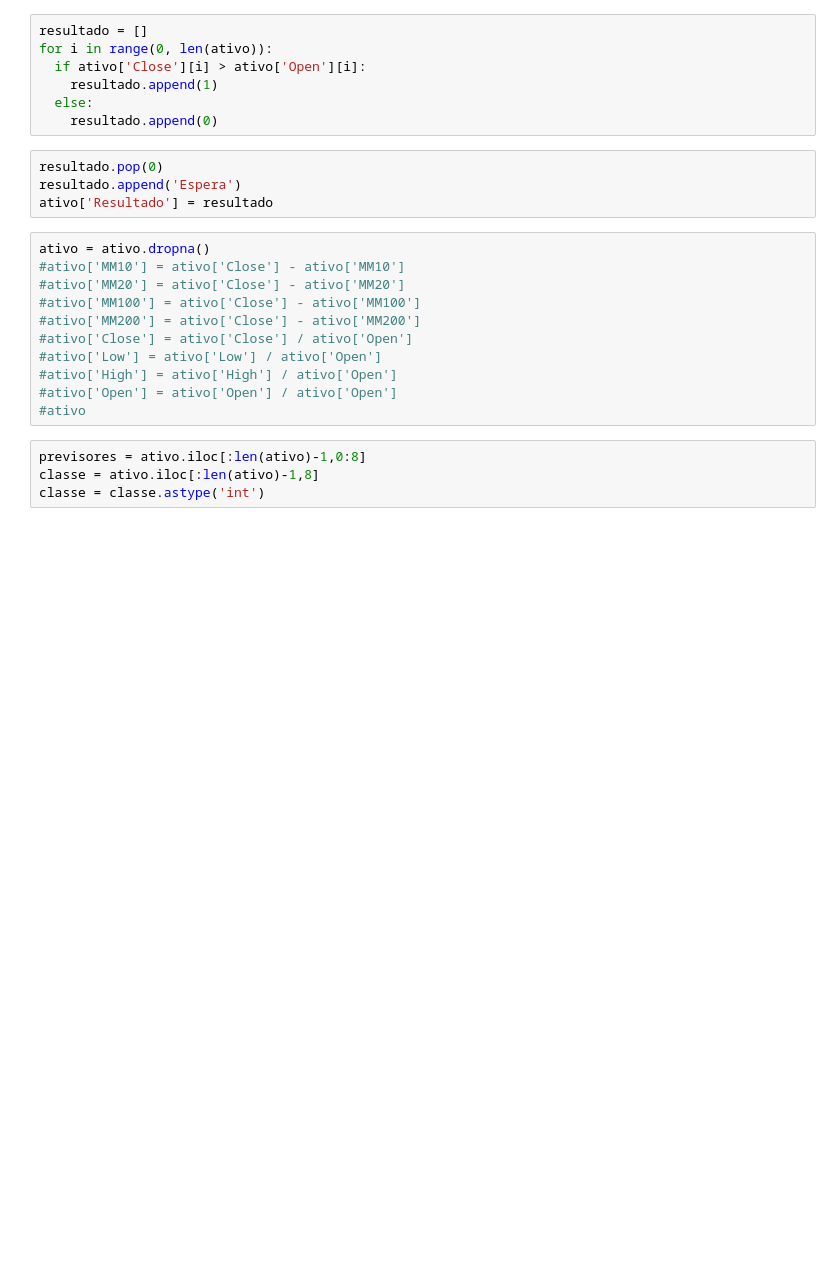
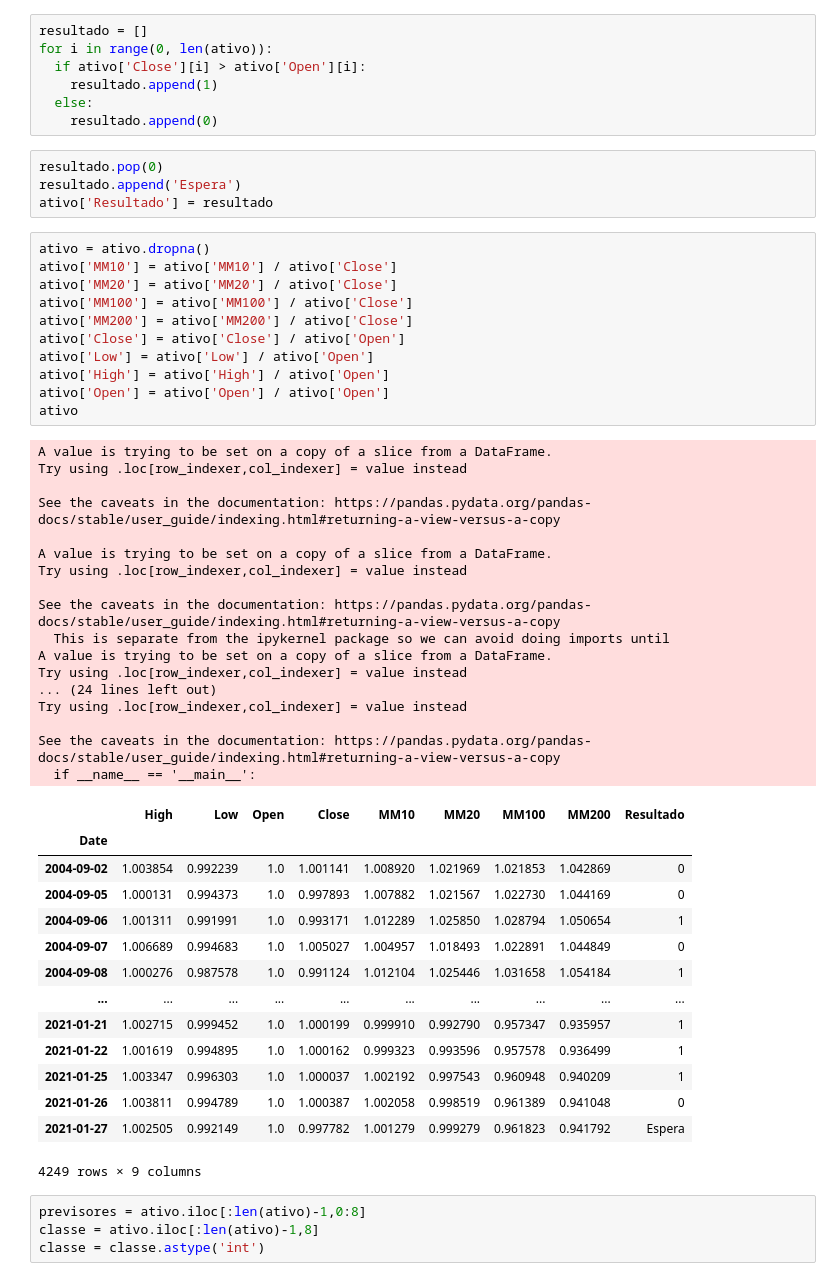
Before and after one commit to BigWalvi/An-lise-Financeira-com-Python, a Jupyter notebook: Redes Neurais SKLearn/rede_neural_forex.ipynb, the cells around one changed output. Cells and saved outputs as stored; diff of their text form; blank space fills up the shorter version.

```diff
--- a/Redes Neurais SKLearn/rede_neural_forex.ipynb
+++ b/Redes Neurais SKLearn/rede_neural_forex.ipynb
@@ -53,15 +53,47 @@ resultado.append('Espera')
 ativo['Resultado'] = resultado
 # %%
 ativo = ativo.dropna()
-#ativo['MM10'] = ativo['Close'] - ativo['MM10']
-#ativo['MM20'] = ativo['Close'] - ativo['MM20']
-#ativo['MM100'] = ativo['Close'] - ativo['MM100']
-#ativo['MM200'] = ativo['Close'] - ativo['MM200']
-#ativo['Close'] = ativo['Close'] / ativo['Open']
-#ativo['Low'] = ativo['Low'] / ativo['Open']
-#ativo['High'] = ativo['High'] / ativo['Open']
-#ativo['Open'] = ativo['Open'] / ativo['Open']
-#ativo
+ativo['MM10'] = ativo['MM10'] / ativo['Close']
+ativo['MM20'] = ativo['MM20'] / ativo['Close']
+ativo['MM100'] = ativo['MM100'] / ativo['Close']
+ativo['MM200'] = ativo['MM200'] / ativo['Close']
+ativo['Close'] = ativo['Close'] / ativo['Open']
+ativo['Low'] = ativo['Low'] / ativo['Open']
+ativo['High'] = ativo['High'] / ativo['Open']
+ativo['Open'] = ativo['Open'] / ativo['Open']
+ativo
+# %% [output]
+A value is trying to be set on a copy of a slice from a DataFrame.
+Try using .loc[row_indexer,col_indexer] = value instead
+
+See the caveats in the documentation: https://pandas.pydata.org/pandas-docs/stable/user_guide/indexing.html#returning-a-view-versus-a-copy
+
+A value is trying to be set on a copy of a slice from a DataFrame.
+Try using .loc[row_indexer,col_indexer] = value instead
+
+See the caveats in the documentation: https://pandas.pydata.org/pandas-docs/stable/user_guide/indexing.html#returning-a-view-versus-a-copy
+  This is separate from the ipykernel package so we can avoid doing imports until
+A value is trying to be set on a copy of a slice from a DataFrame.
+Try using .loc[row_indexer,col_indexer] = value instead
+... (24 lines left out)
+Try using .loc[row_indexer,col_indexer] = value instead
+
+See the caveats in the documentation: https://pandas.pydata.org/pandas-docs/stable/user_guide/indexing.html#returning-a-view-versus-a-copy
+  if __name__ == '__main__':
+|  | High | Low | Open | Close | MM10 | MM20 | MM100 | MM200 | Resultado |
+| Date |  |  |  |  |  |  |  |  |  |
+| 2004-09-02 | 1.003854 | 0.992239 | 1.0 | 1.001141 | 1.008920 | 1.021969 | 1.021853 | 1.042869 | 0 |
+| 2004-09-05 | 1.000131 | 0.994373 | 1.0 | 0.997893 | 1.007882 | 1.021567 | 1.022730 | 1.044169 | 0 |
+| 2004-09-06 | 1.001311 | 0.991991 | 1.0 | 0.993171 | 1.012289 | 1.025850 | 1.028794 | 1.050654 | 1 |
+| 2004-09-07 | 1.006689 | 0.994683 | 1.0 | 1.005027 | 1.004957 | 1.018493 | 1.022891 | 1.044849 | 0 |
+| 2004-09-08 | 1.000276 | 0.987578 | 1.0 | 0.991124 | 1.012104 | 1.025446 | 1.031658 | 1.054184 | 1 |
+| ... | ... | ... | ... | ... | ... | ... | ... | ... | ... |
+| 2021-01-21 | 1.002715 | 0.999452 | 1.0 | 1.000199 | 0.999910 | 0.992790 | 0.957347 | 0.935957 | 1 |
+| 2021-01-22 | 1.001619 | 0.994895 | 1.0 | 1.000162 | 0.999323 | 0.993596 | 0.957578 | 0.936499 | 1 |
+| 2021-01-25 | 1.003347 | 0.996303 | 1.0 | 1.000037 | 1.002192 | 0.997543 | 0.960948 | 0.940209 | 1 |
+| 2021-01-26 | 1.003811 | 0.994789 | 1.0 | 1.000387 | 1.002058 | 0.998519 | 0.961389 | 0.941048 | 0 |
+| 2021-01-27 | 1.002505 | 0.992149 | 1.0 | 0.997782 | 1.001279 | 0.999279 | 0.961823 | 0.941792 | Espera |
+4249 rows × 9 columns
 # %%
 previsores = ativo.iloc[:len(ativo)-1,0:8]
 classe = ativo.iloc[:len(ativo)-1,8]
```
Also changed, not shown: parts of 5 cells of this notebook, 1 other file.
